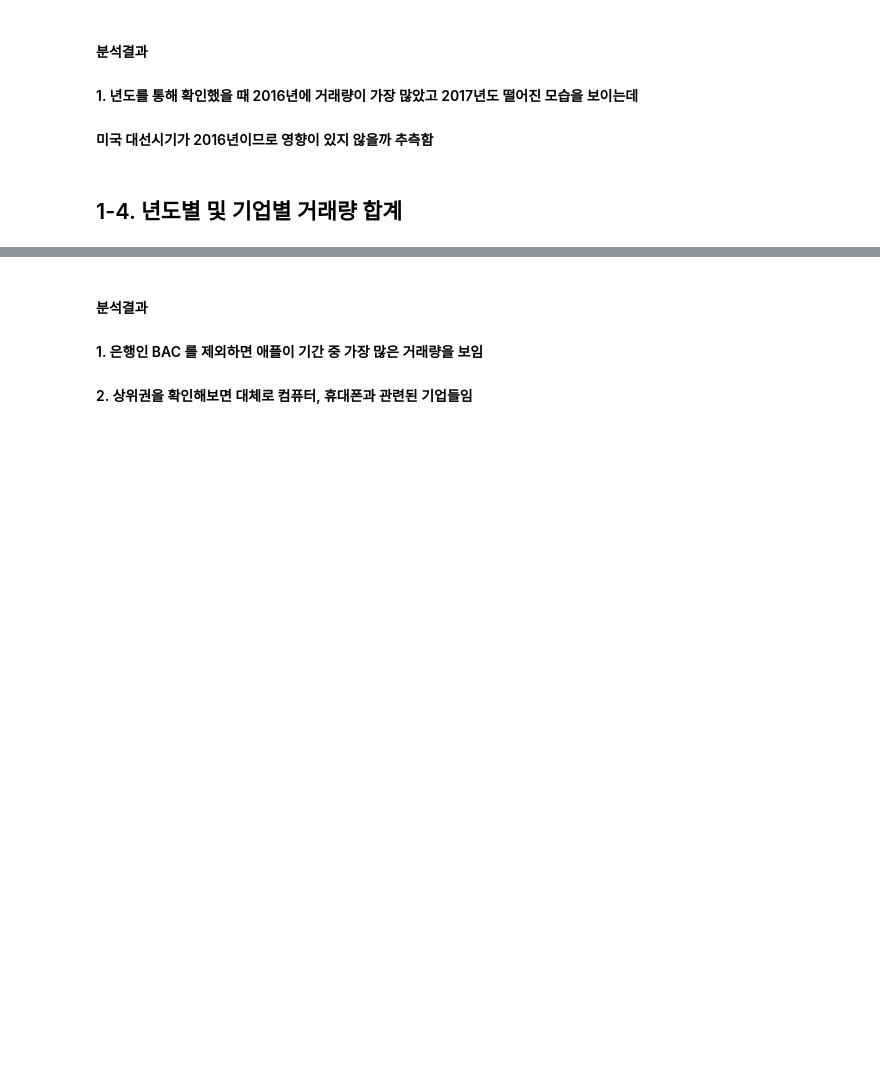
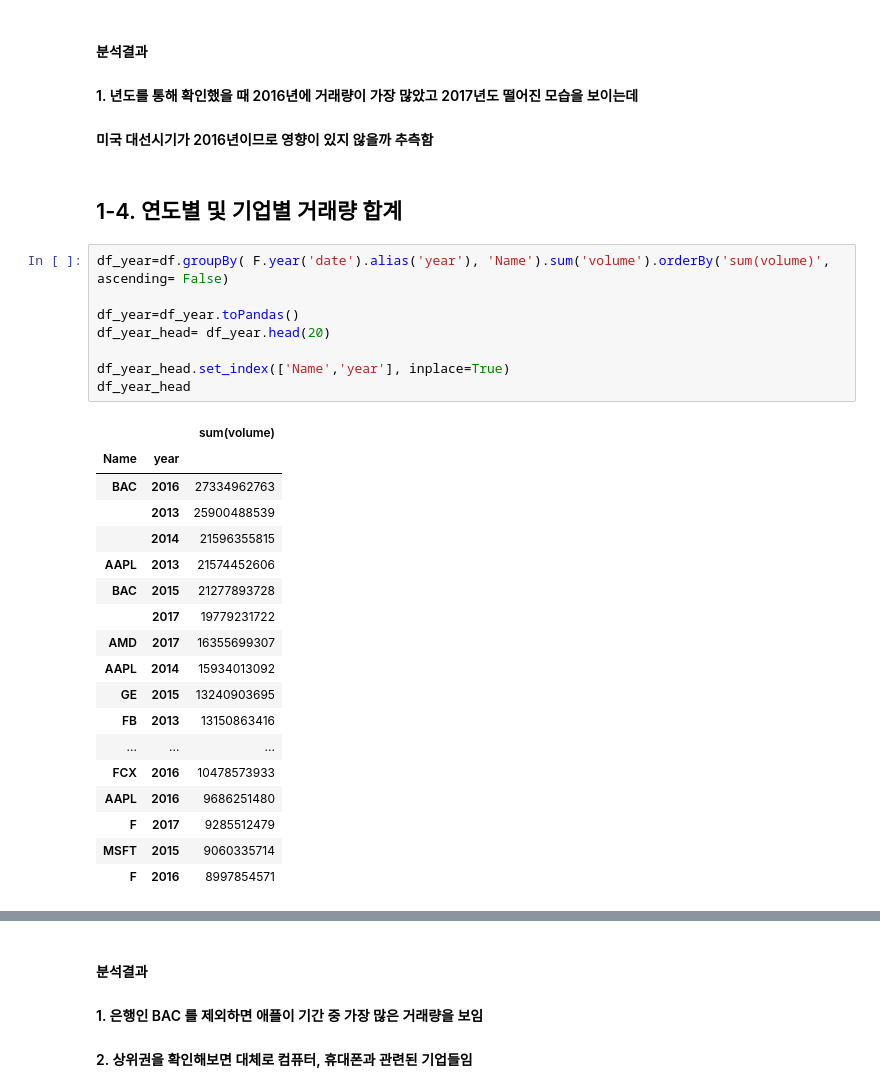
Before and after one commit to pjeongsu/NumpyPandas, a Jupyter notebook: big data/3조 _sp500_분석(김민재_박정수_이창환).ipynb, the cells around one changed output, grey strips where cells are left out. Saved outputs shown, nothing was run; the diff lists cells and outputs as text; blank space fills up the shorter version.

```diff
--- a/big data/3조 _sp500_분석(김민재_박정수_이창환).ipynb
+++ b/big data/3조 _sp500_분석(김민재_박정수_이창환).ipynb
@@ -107,4 +107,31 @@ df.groupBy( F.year('date') .alias('year')).sum('volume').orderBy('sum(volume)',
 #### 1. 년도를 통해 확인했을 때 2016년에 거래량이 가장 많았고 2017년도 떨어진 모습을 보이는데
 #### 미국 대선시기가 2016년이므로 영향이 있지 않을까 추측함
 # %% [markdown]
-## 1-4. 년도별 및 기업별 거래량 합계
+## 1-4. 연도별 및 기업별 거래량 합계
+# %%
+df_year=df.groupBy( F.year('date').alias('year'), 'Name').sum('volume').orderBy('sum(volume)', ascending= False)
+
+df_year=df_year.toPandas()
+df_year_head= df_year.head(20)
+
+df_year_head.set_index(['Name','year'], inplace=True)
+df_year_head
+# %% [output]
+|  |  | sum(volume) |
+| Name | year |  |
+| BAC | 2016 | 27334962763 |
+|  | 2013 | 25900488539 |
+|  | 2014 | 21596355815 |
+| AAPL | 2013 | 21574452606 |
+| BAC | 2015 | 21277893728 |
+|  | 2017 | 19779231722 |
+| AMD | 2017 | 16355699307 |
+| AAPL | 2014 | 15934013092 |
+| GE | 2015 | 13240903695 |
+| FB | 2013 | 13150863416 |
+| ... | ... | ... |
+| FCX | 2016 | 10478573933 |
+| AAPL | 2016 | 9686251480 |
+| F | 2017 | 9285512479 |
+| MSFT | 2015 | 9060335714 |
+| F | 2016 | 8997854571 |
```
Also changed, not shown: parts of 31 cells of this notebook.
